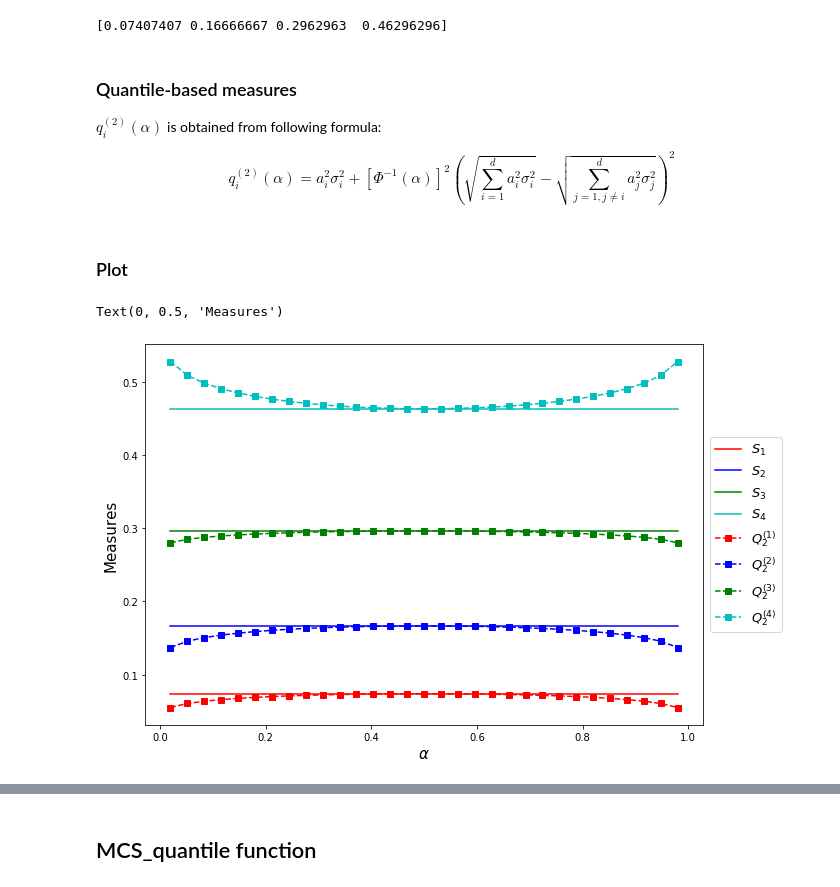
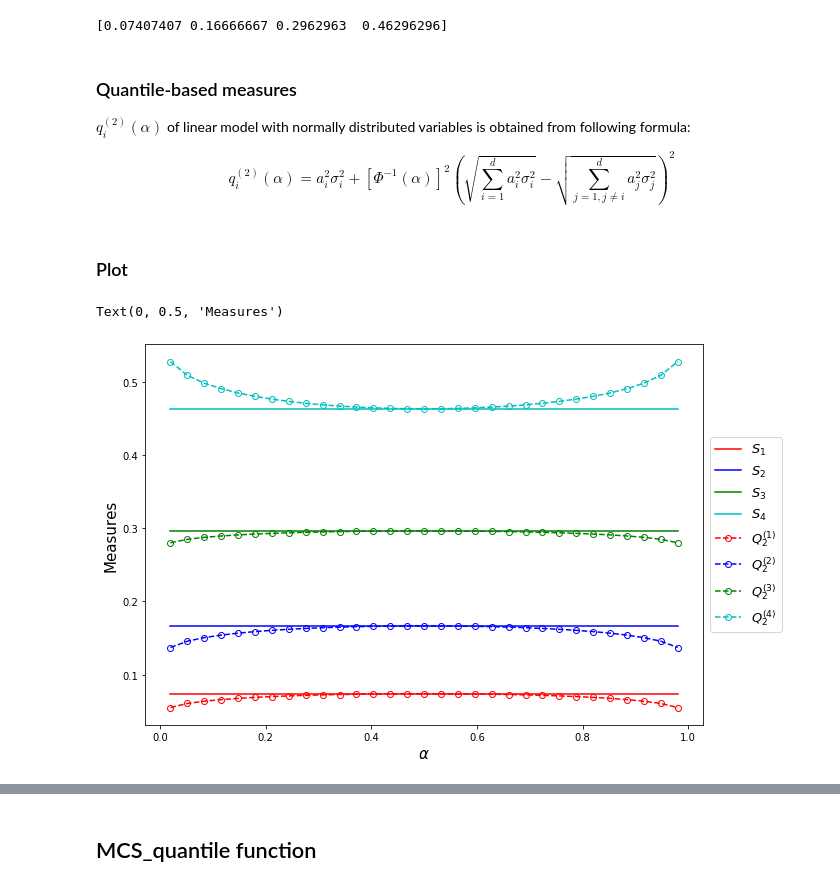
Before and after one commit to Yuleii/quantile-sensitivity-measures, a Jupyter notebook: quantile_based_global_sensitivity_measures.ipynb, the cells around one changed output, grey strips where cells are left out. Drawn from its saved outputs; the diff is of its cells as text; code cells hidden in the pictures.

```diff
--- a/quantile_based_global_sensitivity_measures.ipynb
+++ b/quantile_based_global_sensitivity_measures.ipynb
@@ -91,12 +69,12 @@ S_i = np.hstack(S_i)
 print(S_i)
 
 # for plot convinence
-S_i_plot = np.tile(S_i, (len(alp), 1))
+S_i = np.tile(S_i, (len(alp), 1))
 # %% [output]
 [0.07407407 0.16666667 0.2962963  0.46296296]
 # %% [markdown]
 ### Quantile-based measures
-$q_i^{(2)}(\alpha)$ is obtained from following formula:
+$q_i^{(2)}(\alpha)$ of linear model with normally distributed variables is obtained from following formula:
 
 $$
 q_i^{(2)}(\alpha)=a_i^2 \sigma_i^2+[\Phi^{-1}(\alpha)]^2 \left(\sqrt{\sum_{i=1}^d a_i^2 \sigma_i^2}-\sqrt{\sum_{j=1,j \ne i}^d a_j^2 \sigma_j^2} \right)^2
@@ -132,19 +110,19 @@ Q_2 = np.hstack(Q_2).reshape((len(alp), dim))
 # %%
 plt.figure(figsize=(10,7))
 
-plt.plot(alp, S_i_plot[:, 0], 'r-',label=r'$S_1$')
-plt.plot(alp, S_i_plot[:, 1], 'b-',label=r'$S_2$')
-plt.plot(alp, S_i_plot[:, 2], 'g-',label=r'$S_3$')
-plt.plot(alp, S_i_plot[:, 3], 'c-',label=r'$S_4$')
+plt.plot(alp, S_i[:, 0], 'r-', label=r'$S_1$')
+plt.plot(alp, S_i[:, 1], 'b-', label=r'$S_2$')
+plt.plot(alp, S_i[:, 2], 'g-', label=r'$S_3$')
+plt.plot(alp, S_i[:, 3], 'c-', label=r'$S_4$')
 
-plt.plot(alp, Q_2[:, 0], 'rs--',label=r'$Q_2^{(1)}$')
-plt.plot(alp, Q_2[:, 1], 'bs--',label=r'$Q_2^{(2)}$')
-plt.plot(alp, Q_2[:, 2], 'gs--',label=r'$Q_2^{(3)}$')
-plt.plot(alp, Q_2[:, 3], 'cs--',label=r'$Q_2^{(4)}$')
+plt.plot(alp, Q_2[:, 0], 'ro--',label=r'$Q_2^{(1)}$', markerfacecolor='none')
+plt.plot(alp, Q_2[:, 1], 'bo--',label=r'$Q_2^{(2)}$', markerfacecolor='none')
+plt.plot(alp, Q_2[:, 2], 'go--',label=r'$Q_2^{(3)}$', markerfacecolor='none')
+plt.plot(alp, Q_2[:, 3], 'co--',label=r'$Q_2^{(4)}$', markerfacecolor='none')
 
-plt.legend(loc='center left', bbox_to_anchor=(1, 0.5),fontsize=13)
-plt.xlabel(r"$\alpha$",fontsize=15)
-plt.ylabel("Measures",fontsize=15)
+plt.legend(loc='center left', bbox_to_anchor=(1, 0.5), fontsize=13)
+plt.xlabel(r"$\alpha$", fontsize=15)
+plt.ylabel("Measures", fontsize=15)
 # %% [output]
 Text(0, 0.5, 'Measures')
-[figure, old version]
+[figure, new version]
```
Also changed, not shown: parts of 62 cells of this notebook, 1 other file.
